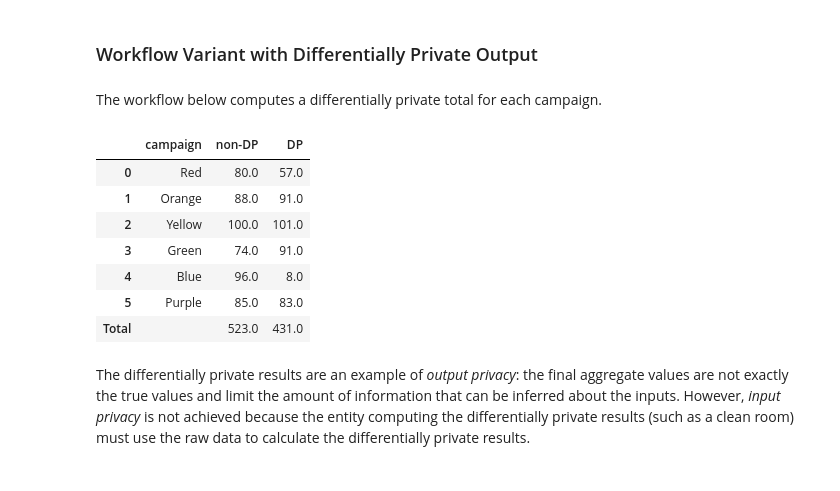
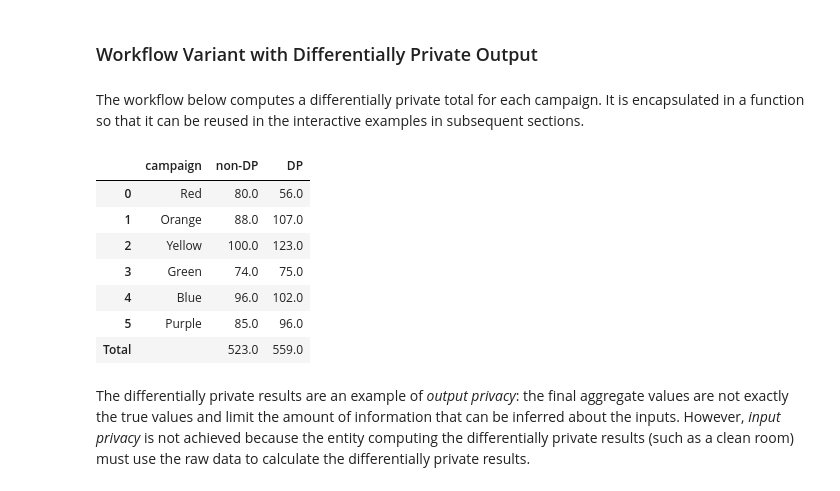
Before and after one commit to IABTechLab/privacy-lab, a Jupyter notebook: notebook/workflows.ipynb, the cells around one changed output. Saved outputs shown, nothing was run; the diff lists cells and outputs as text; code cells hidden in the pictures.

```diff
--- a/notebook/workflows.ipynb
+++ b/notebook/workflows.ipynb
@@ -205,56 +205,62 @@ table(aggregate_dp_ref, ["event_properties.promotion_name", "count(Purchase|Subs
 # %% [markdown]
 ### Workflow Variant with Differentially Private Output
 # %% [markdown]
-The workflow below computes a differentially private total for each campaign.
+The workflow below computes a differentially private total for each campaign. It is encapsulated in a function so that it can be reused in the interactive examples in subsequent sections.
 # %%
 import polars as pl
 import opendp.prelude as dp
 
 dp.enable_features("contrib")
 
-comparison = [] # Table for comparing DP and non-DP results.
+def build_comparison(epsilon=1.0, split_evenly_over=5):
+    # Table for comparing DP and non-DP results.
+    comparison = []
 
-# Build a differentially private count of conversions for each campaign.
-for campaign in tqdm(campaigns):
-    # Extract all the raw rows for this particular campaign.
-    filtered = [
-        1
-        for [spaceid_e, type_e, campaign_e, region_e, opt_e, type_c] in join_dp_ref
-        if campaign_e == campaign
-    ]
-    df = pl.LazyFrame(filtered, orient="row")
+    # Build a differentially private count of conversions for each campaign.
+    for campaign in tqdm(campaigns):
+        # Extract all the raw rows for this particular campaign.
+        filtered = [
+            1
+            for [spaceid_e, type_e, campaign_e, region_e, opt_e, type_c] in join_dp_ref
+            if campaign_e == campaign
+        ]
+        df_filtered = pl.LazyFrame(filtered, orient="row")
 
-    # Build context for query.
-    context = dp.Context.compositor(
-        data=df,
-        privacy_unit=dp.unit_of(contributions=5),
-        privacy_loss=dp.loss_of(epsilon=1.0),
-        split_evenly_over=5,
-    )
+        # Build context for query.
+        context = dp.Context.compositor(
+            data=df_filtered,
+            privacy_unit=dp.unit_of(contributions=5),
+            privacy_loss=dp.loss_of(epsilon=epsilon),
+            split_evenly_over=split_evenly_over,
+        )
 
-    # Perform differentially private query.
-    count_conversions = context.query().select(dp.len())
+        # Perform differentially private query.
+        count_conversions = context.query().select(dp.len())
 
-    # Add raw count and differentially private count.
-    comparison.append([
-        campaign,
-        len(filtered),
-        count_conversions.release().collect()['len'][0]
-    ])
+        # Add raw count and differentially private count.
+        comparison.append([
+            campaign,
+            len(filtered),
+            count_conversions.release().collect()['len'][0]
+        ])
 
-df = table(comparison, ['campaign', 'non-DP', 'DP'])
-df.loc['Total'] = df.sum(numeric_only=True)
-df.loc['Total', 'campaign'] = ''
-df
+    # Create the final table with a row for the totals.
+    df_comparison = table(comparison, ['campaign', 'non-DP', 'DP'])
+    df_comparison.loc['Total'] = df_comparison.sum(numeric_only=True)
+    df_comparison.loc['Total', 'campaign'] = ''
+    return df_comparison
+
+df_comparison = build_comparison()
+df_comparison
 # %% [output]
 |  | campaign | non-DP | DP |
-| 0 | Red | 80.0 | 57.0 |
-| 1 | Orange | 88.0 | 91.0 |
-| 2 | Yellow | 100.0 | 101.0 |
-| 3 | Green | 74.0 | 91.0 |
-| 4 | Blue | 96.0 | 8.0 |
-| 5 | Purple | 85.0 | 83.0 |
-| Total |  | 523.0 | 431.0 |
+| 0 | Red | 80.0 | 56.0 |
+| 1 | Orange | 88.0 | 107.0 |
+| 2 | Yellow | 100.0 | 123.0 |
+| 3 | Green | 74.0 | 75.0 |
+| 4 | Blue | 96.0 | 102.0 |
+| 5 | Purple | 85.0 | 96.0 |
+| Total |  | 523.0 | 559.0 |
 # %% [markdown]
 The differentially private results are an example of *output privacy*: the final aggregate values are not exactly the true values and limit the amount of information that can be inferred about the inputs. However, *input privacy* is not achieved because the entity computing the differentially private results (such as a clean room) must use the raw data to calculate the differentially private results.
 # %%
```
Also changed, not shown: parts of 9 cells of this notebook.
